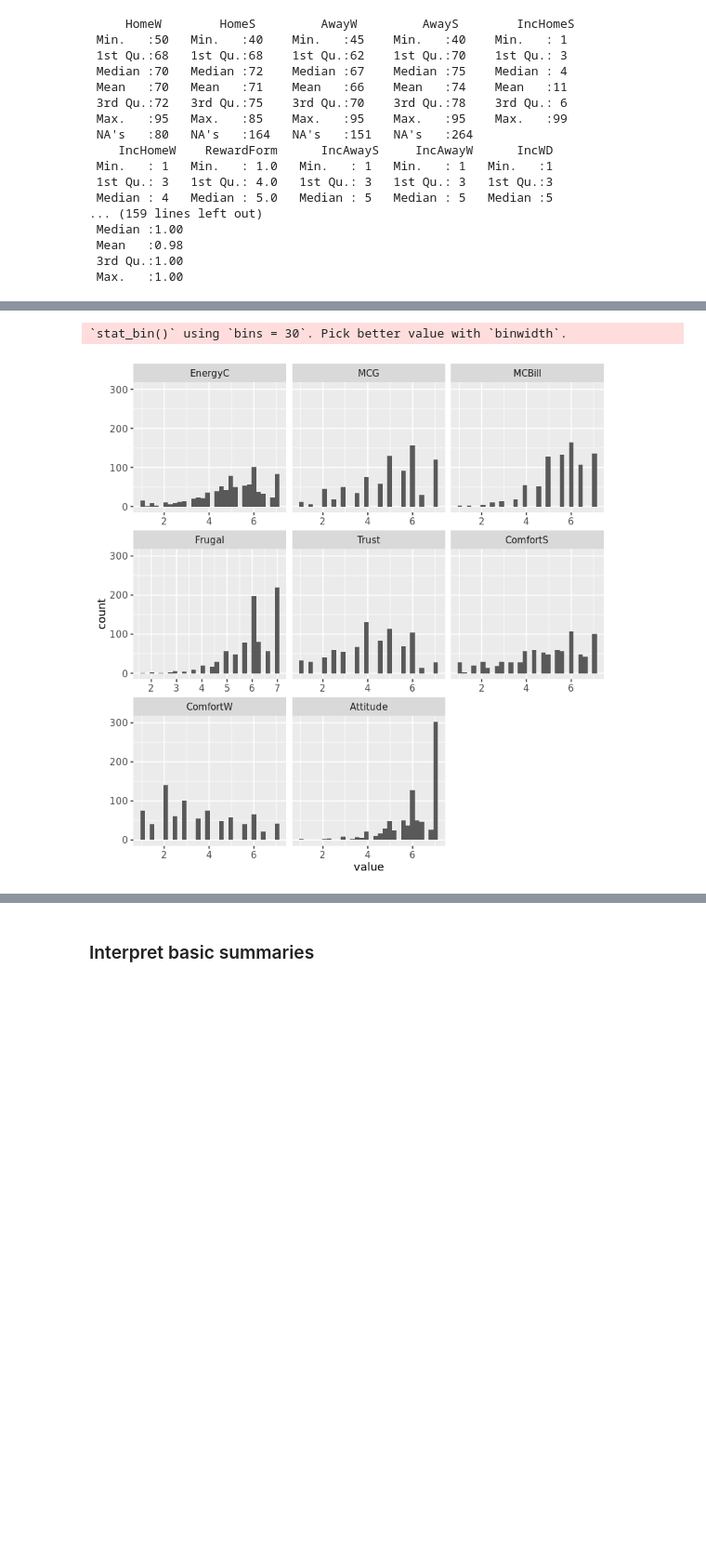
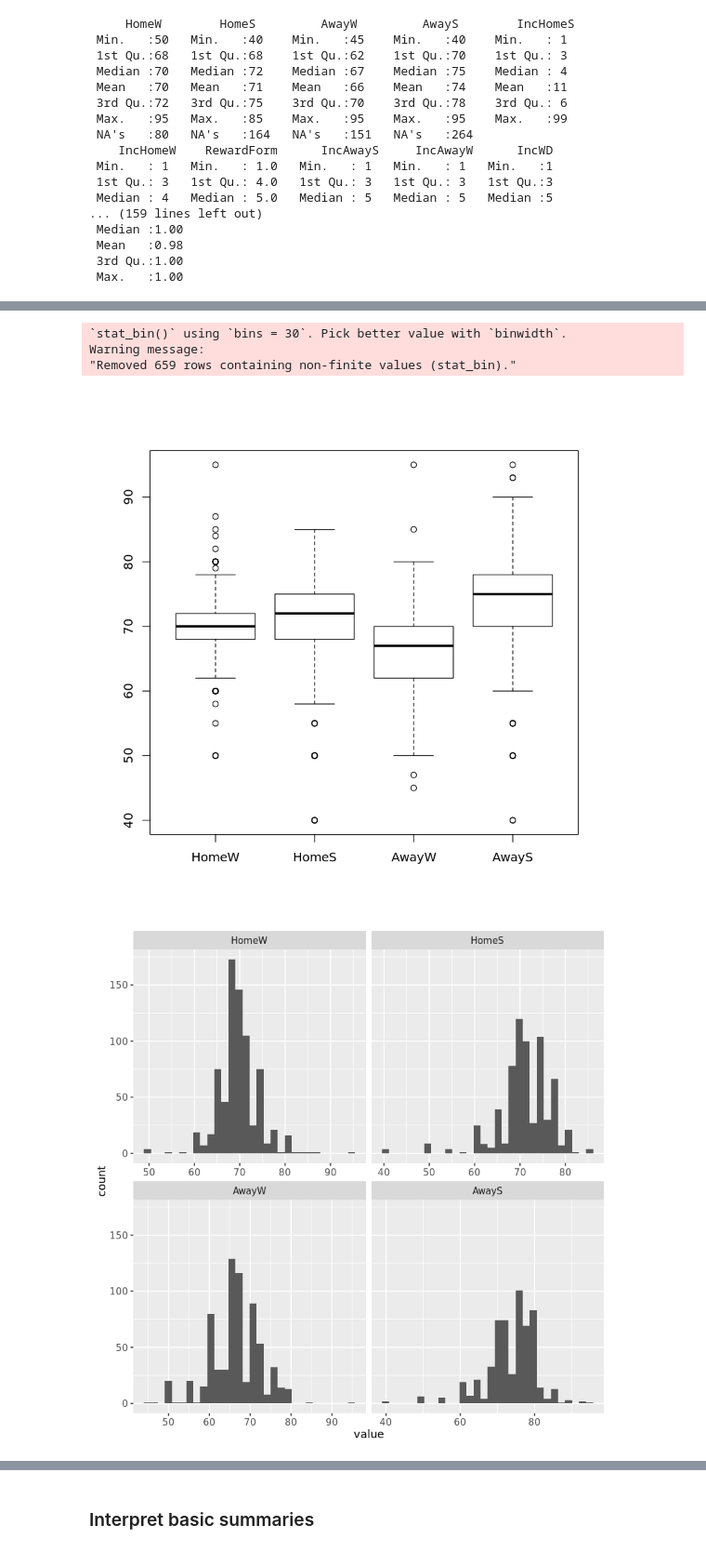
Before and after one commit to audrism/powerstats, a Jupyter notebook: PowerSurveyAnalysis.ipynb, the cells around one changed output, grey strips where cells are left out. Shown at 93% size. Drawn from its saved outputs; the diff is of its cells as text; code cells hidden in the pictures; blank space fills up the shorter version.

Commit message:
added boxplots to help see distribution of each variable

```diff
--- a/PowerSurveyAnalysis.ipynb
+++ b/PowerSurveyAnalysis.ipynb
@@ -172,6 +32,12 @@ Warning message:
-# %%
-da <- melt(data,-c(93:100))
-ggplot(da,aes(x=value))+facet_wrap(~variable,scales="free_x")+geom_histogram()
-# %% [output]
-`stat_bin()` using `bins = 30`. Pick better value with `binwidth`.
-[figure, removed]
+# %%
+library(reshape2)
+library(ggplot2)
+d <- melt(data,-c(1:4))
+boxplot(data[,c(1:4)])
+ggplot(d,aes(x=value))+facet_wrap(~variable,scales="free_x")+geom_histogram()
+# %% [output]
+`stat_bin()` using `bins = 30`. Pick better value with `binwidth`.
+Warning message:
+"Removed 659 rows containing non-finite values (stat_bin)."
+[figure, added]
+[figure, added]
```
Also changed, not shown: parts of 40 cells of this notebook.
